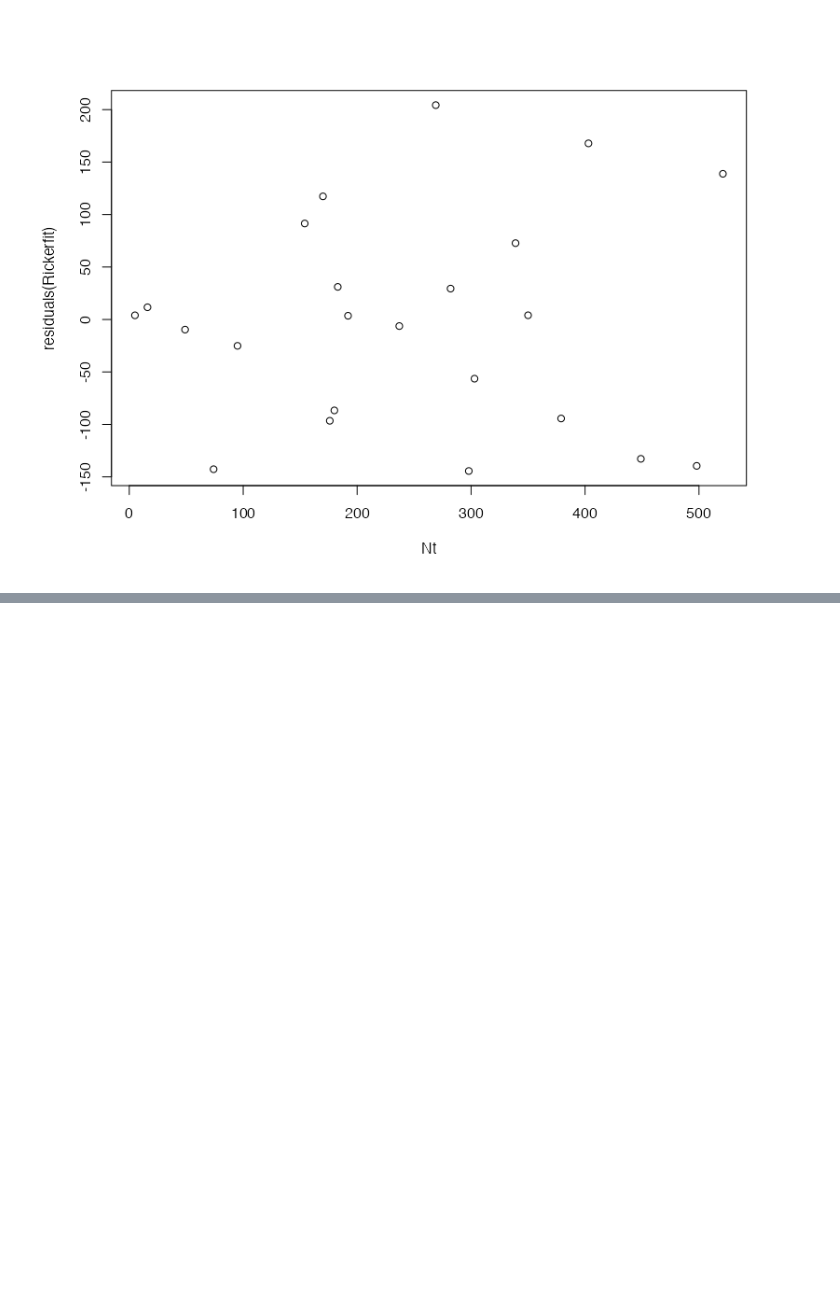
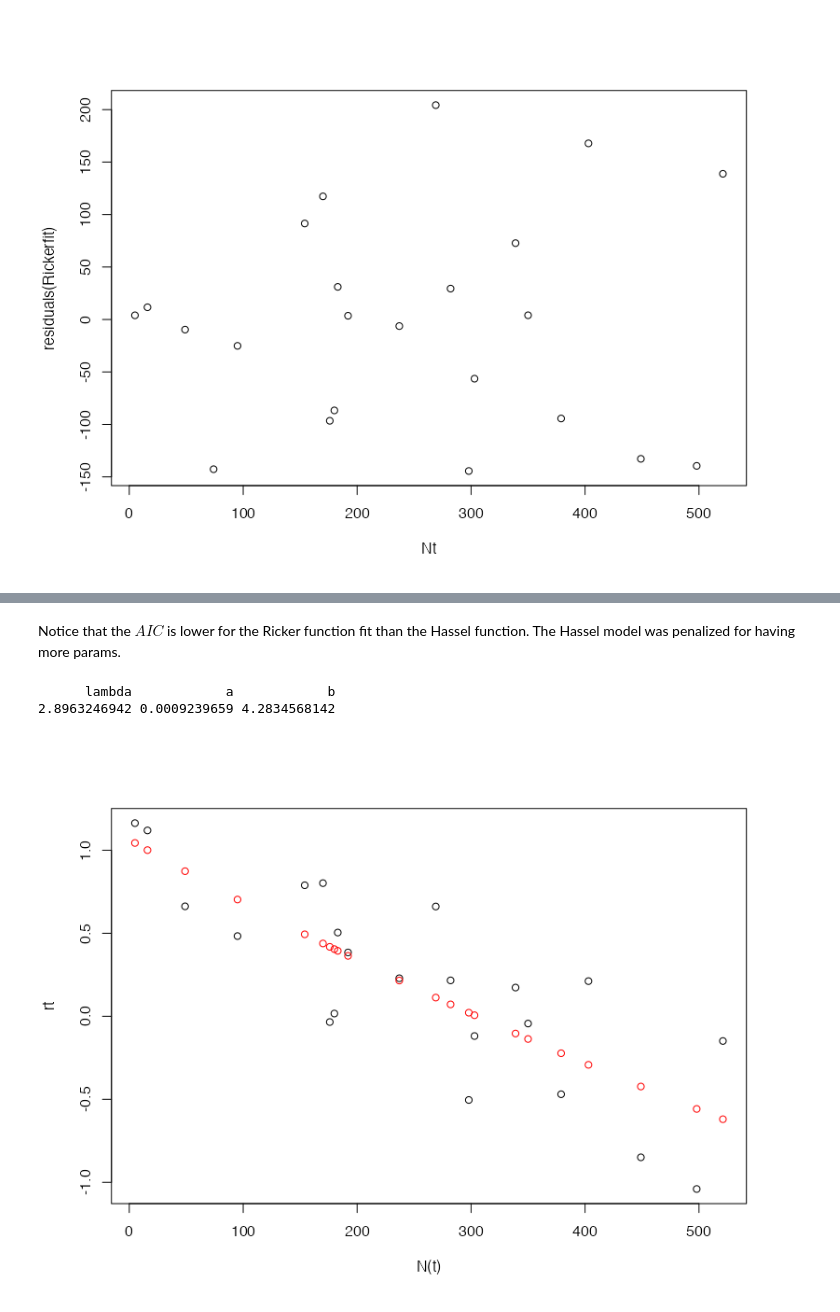
Before and after one commit to otodreas/BIOS13-Coursework, a Jupyter notebook: Exercises/Model_Fitting/Exercise.ipynb, the cells around one changed output, grey strips where cells are left out. Saved outputs shown, nothing was run; the diff lists cells and outputs as text; code cells hidden in the pictures; blank space fills up the shorter version.

```diff
--- a/Exercises/Model_Fitting/Exercise.ipynb
+++ b/Exercises/Model_Fitting/Exercise.ipynb
@@ -70,0 +214,11 @@ To avoid this problem, we want to
+# %%
+# Fit Hassel model
+rt_o <- log(Ntplus1_o / Nt_o)  # Redefine log change in response for every time step
+
+# Refit model, with the log population growth rate rt_o
+rt_fit_hassel <- nls(
+  rt_o ~ log(lambda / (1 + a * Nt_o)^b),
+  data = list(Nt_o = Nt_o),
+  start = list(lambda = 1.1, a = 0.001, b = 1)
+)
+summary(rt_fit_hassel)
@@ -70,0 +246,13 @@ To avoid this problem, we want to
+# %% [markdown]
+Notice that the $AIC$ is lower for the Ricker function fit than the Hassel function. The Hassel model was penalized for having more params.
+# %%
+rt_fit_hassel$m$getPars()
+# %% [output]
+      lambda            a            b
+2.8963246942 0.0009239659 4.2834568142
+# %%
+# Show prediction vs real value for exponential model
+plot(Nt_o, rt_o, xlab = "N(t)", ylab = "rt")
+points(Nt_o, fitted(rt_fit_hassel), col = "red")
+# %% [output]
+[figure, added]
```
Also changed, not shown: parts of 20 cells of this notebook.
